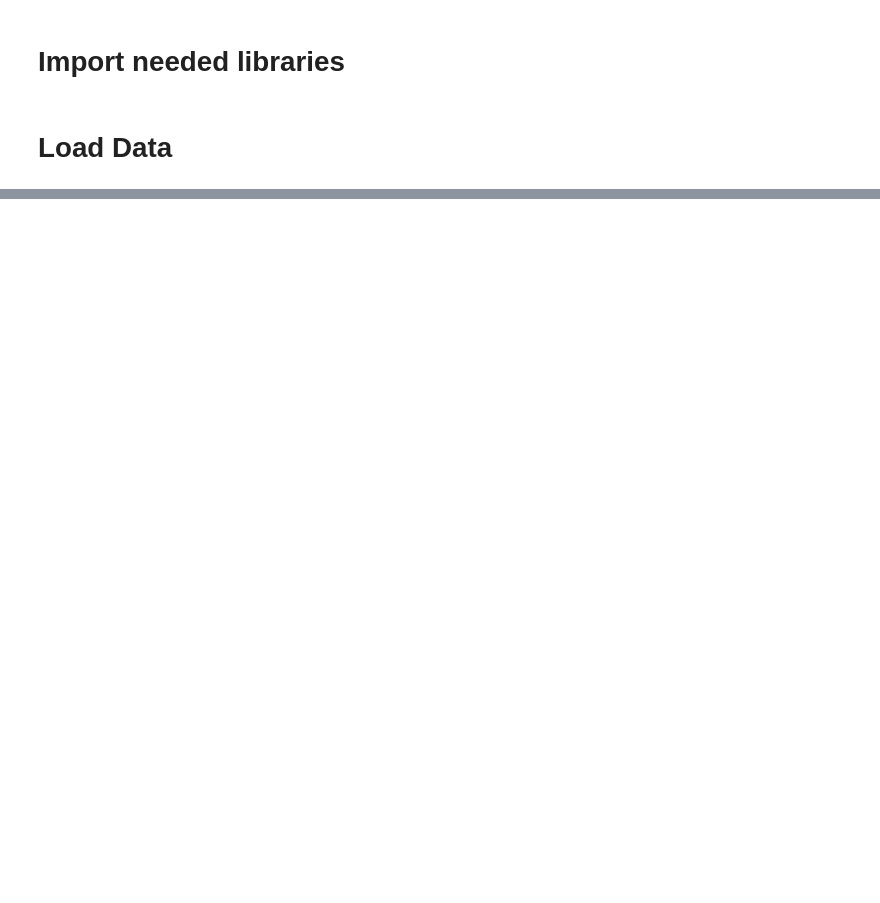
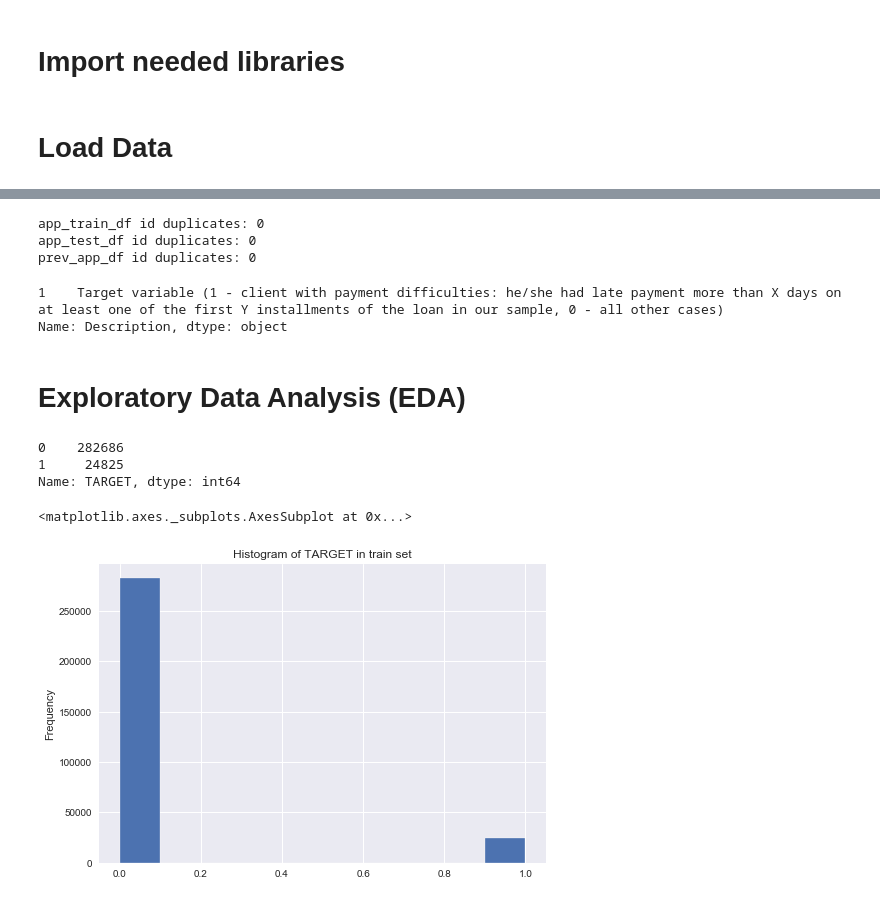
Before and after one commit to Hind-M/OC-P7, a Jupyter notebook: P7.ipynb, the cells around one changed output, grey strips where cells are left out. Cells and saved outputs as stored; diff of their text form; code cells hidden in the pictures; blank space fills up the shorter version.

Commit message:
First version/attempt of analysis and modeling

```diff
--- a/P7.ipynb
+++ b/P7.ipynb
@@ -36,0 +20,12 @@ df = pd.read_csv(".csv")
+# %%
+# Load Data from CSV files
+app_test_df = pd.read_csv("application_test.csv")
+app_train_df = pd.read_csv("application_train.csv")
+bur_df = pd.read_csv("bureau.csv")
+bur_balance_df = pd.read_csv("bureau_balance.csv")
+cc_balance_df = pd.read_csv("credit_card_balance.csv")
+desc_df = pd.read_csv("HomeCredit_columns_description.csv", encoding='latin1')
+payments_df = pd.read_csv("installments_payments.csv")
+pc_balance_df = pd.read_csv("POS_CASH_balance.csv")
+prev_app_df = pd.read_csv("previous_application.csv")
+subm_df = pd.read_csv("sample_submission.csv")
@@ -36,0 +183,40 @@ df = pd.read_csv(".csv")
+# %%
+# Check duplicates with ids
+print('app_train_df id duplicates: {}'.format(app_train_df.duplicated(subset=['SK_ID_CURR']).sum()))
+print('app_test_df id duplicates: {}'.format(app_test_df.duplicated(subset=['SK_ID_CURR']).sum()))
+print('prev_app_df id duplicates: {}'.format(prev_app_df.duplicated(subset=['SK_ID_PREV']).sum()))
+# %% [output]
+app_train_df id duplicates: 0
+app_test_df id duplicates: 0
+prev_app_df id duplicates: 0
+# %%
+pd.set_option('display.max_colwidth', None)
+print(desc_df[(desc_df['Table']=='application_{train|test}.csv')&(desc_df['Row']=='TARGET')]['Description'])
+# %% [output]
+1    Target variable (1 - client with payment difficulties: he/she had late payment more than X days on at least one of the first Y installments of the loan in our sample, 0 - all other cases)
+Name: Description, dtype: object
+# %% [markdown]
+# Exploratory Data Analysis (EDA)
+# %%
+%matplotlib inline
+sns.set()
+
+plt.style.use('seaborn')
+# Set appropriate colors map for color blindness
+plt.set_cmap('coolwarm')
+ax = plt.axes()
+
+# Explore train data
+
+# Check distribution of target in train data
+# Target simplified:
+# 0: the loan was repaid / 1: the loan was not repaid
+print(app_train_df['TARGET'].value_counts())
+plt.title("Histogram of TARGET in train set")
+app_train_df['TARGET'].astype(int).plot.hist()
+# %% [output]
+0    282686
+1     24825
+Name: TARGET, dtype: int64
+<matplotlib.axes._subplots.AxesSubplot at 0x...>
+[figure, added]
```
Also changed, not shown: parts of 49 cells of this notebook.
